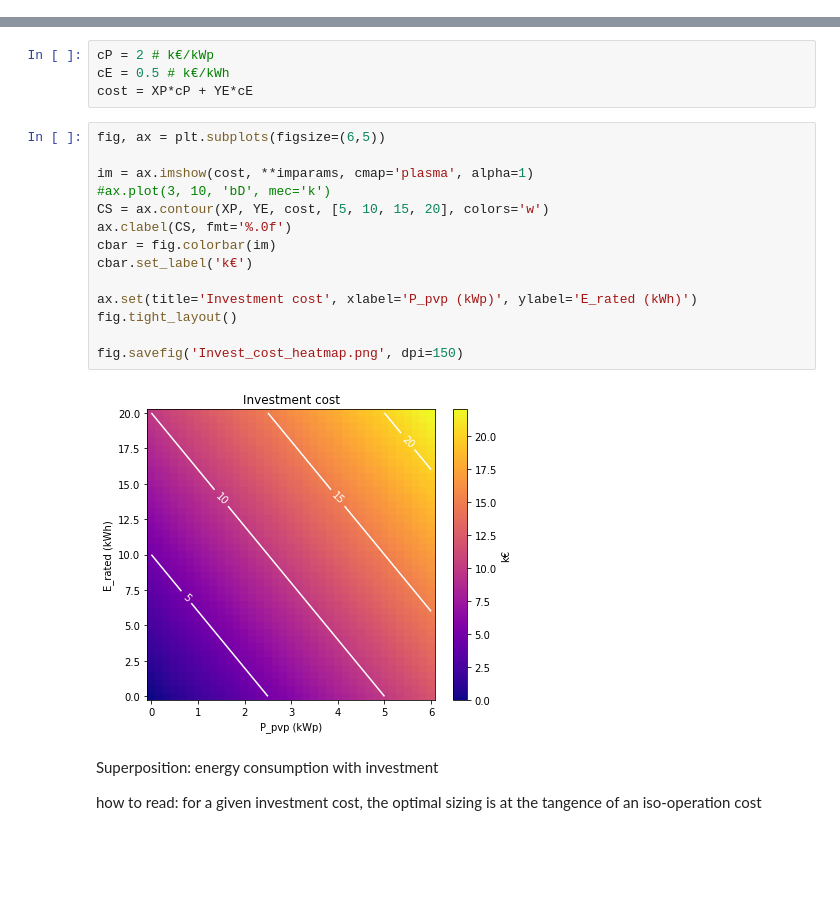
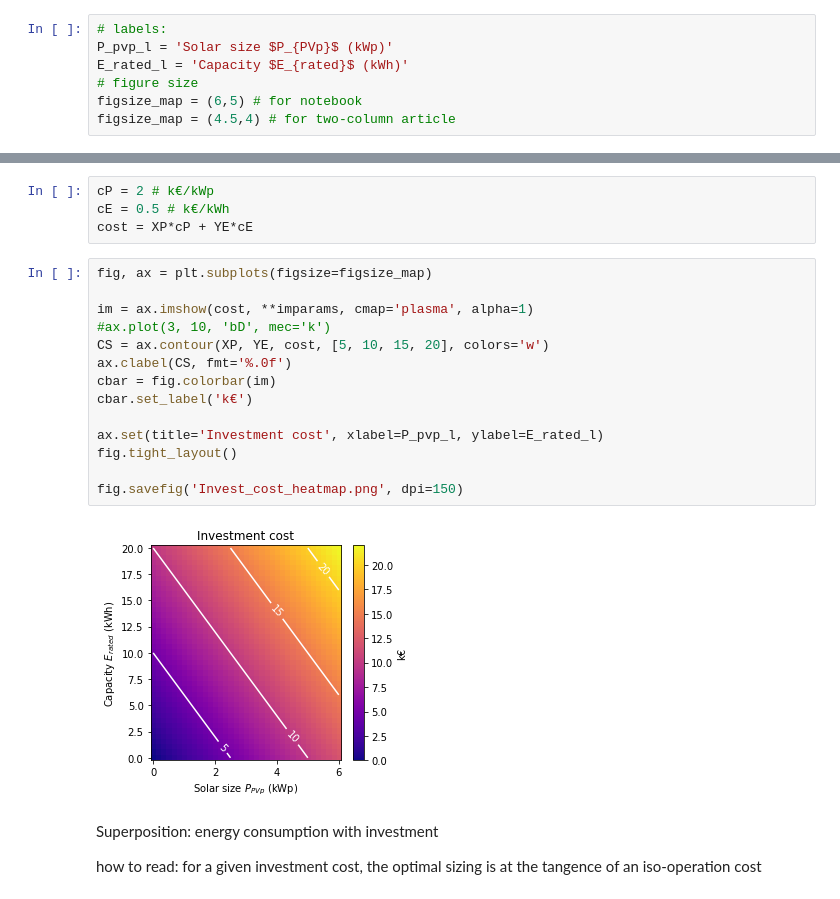
Before and after one commit to pierre-haessig/solarhome-control-bench, a Jupyter notebook: comparison/Benchmark_Sensitivity.ipynb, the cells around one changed output, grey strips where cells are left out. Drawn from its saved outputs; the diff is of its cells as text; blank space fills up the shorter version.

```diff
--- a/comparison/Benchmark_Sensitivity.ipynb
+++ b/comparison/Benchmark_Sensitivity.ipynb
@@ -311,3 +321,10 @@ fig.tight_layout(rect=(0, 0, 1, 0.96))
 # %% [markdown]
 ### 2D sizing plots
+# %%
+# labels:
+P_pvp_l = 'Solar size $P_{PVp}$ (kWp)'
+E_rated_l = 'Capacity $E_{rated}$ (kWh)'
+# figure size
+figsize_map = (6,5) # for notebook
+figsize_map = (4.5,4) # for two-column article
 # %%
@@ -442,21 +459,21 @@ cP = 2 # k€/kWp
 cE = 0.5 # k€/kWh
 cost = XP*cP + YE*cE
 # %%
-fig, ax = plt.subplots(figsize=(6,5))
+fig, ax = plt.subplots(figsize=figsize_map)
 
 im = ax.imshow(cost, **imparams, cmap='plasma', alpha=1)
 #ax.plot(3, 10, 'bD', mec='k')
 CS = ax.contour(XP, YE, cost, [5, 10, 15, 20], colors='w')
 ax.clabel(CS, fmt='%.0f')
 cbar = fig.colorbar(im)
 cbar.set_label('k€')
 
-ax.set(title='Investment cost', xlabel='P_pvp (kWp)', ylabel='E_rated (kWh)')
+ax.set(title='Investment cost', xlabel=P_pvp_l, ylabel=E_rated_l)
 fig.tight_layout()
 
 fig.savefig('Invest_cost_heatmap.png', dpi=150)
 # %% [output]
-[figure, old version]
+[figure, new version]
 # %% [markdown]
 Superposition: energy consumption with investment
 
```
Also changed, not shown: parts of 29 cells of this notebook, 49 other files.
